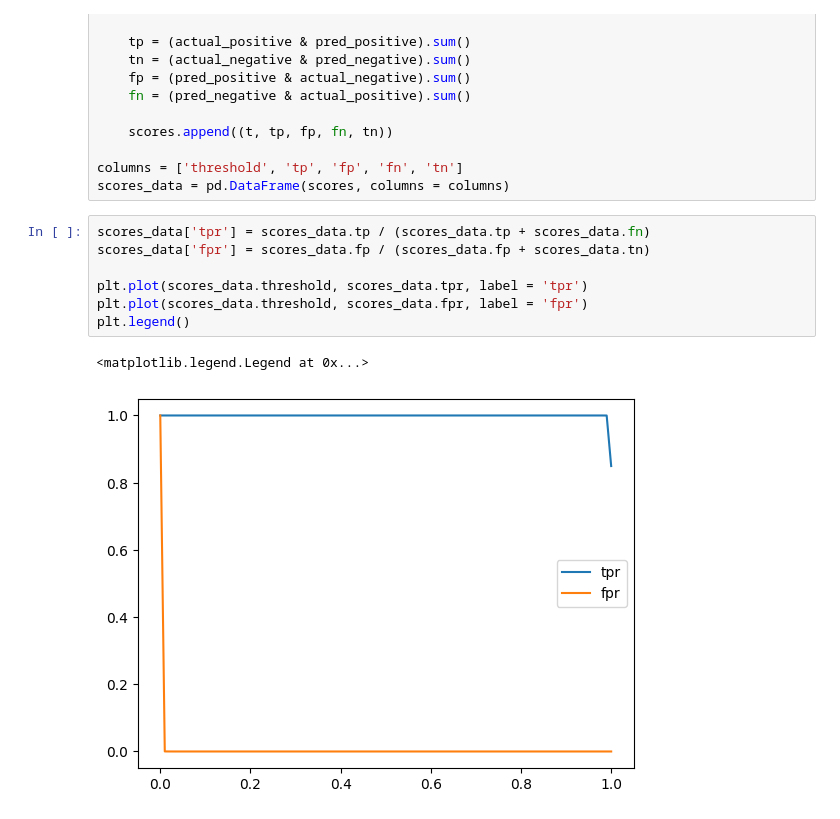
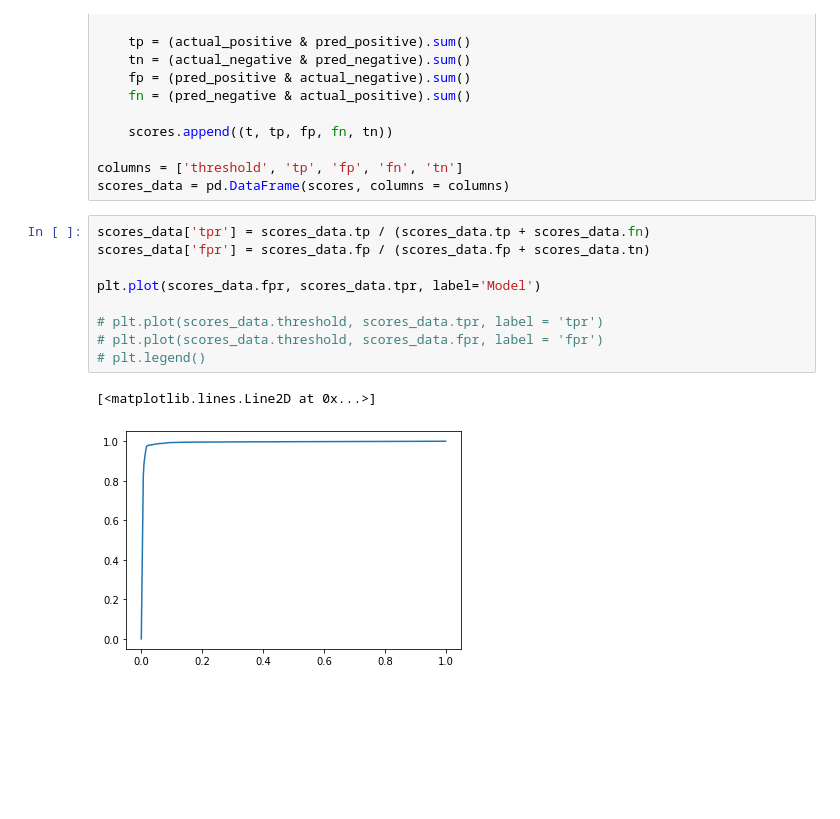
Before and after one commit to kwangyy/credit-card-approval, a Jupyter notebook: train.ipynb, the cells around one changed output. Cells and saved outputs as stored; diff of their text form; blank space fills up the shorter version.

```diff
--- a/train.ipynb
+++ b/train.ipynb
@@ -173,13 +151,15 @@ scores_data = pd.DataFrame(scores, columns = columns)
 # %%
 scores_data['tpr'] = scores_data.tp / (scores_data.tp + scores_data.fn)
 scores_data['fpr'] = scores_data.fp / (scores_data.fp + scores_data.tn)
 
-plt.plot(scores_data.threshold, scores_data.tpr, label = 'tpr')
-plt.plot(scores_data.threshold, scores_data.fpr, label = 'fpr')
-plt.legend()
+plt.plot(scores_data.fpr, scores_data.tpr, label='Model')
+
+# plt.plot(scores_data.threshold, scores_data.tpr, label = 'tpr')
+# plt.plot(scores_data.threshold, scores_data.fpr, label = 'fpr')
+# plt.legend()
 # %% [output]
-<matplotlib.legend.Legend at 0x...>
+[<matplotlib.lines.Line2D at 0x...>]
-[figure, old version]
+[figure, new version]
 # %%
 # Make conclusions on the graph pls
 
```
Also changed, not shown: parts of 8 cells of this notebook, 3 other files.
